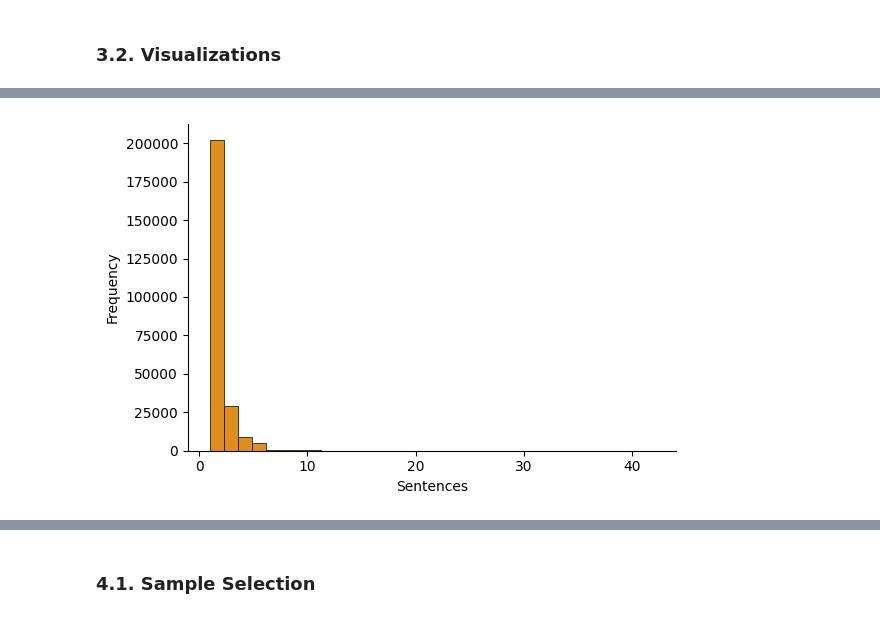
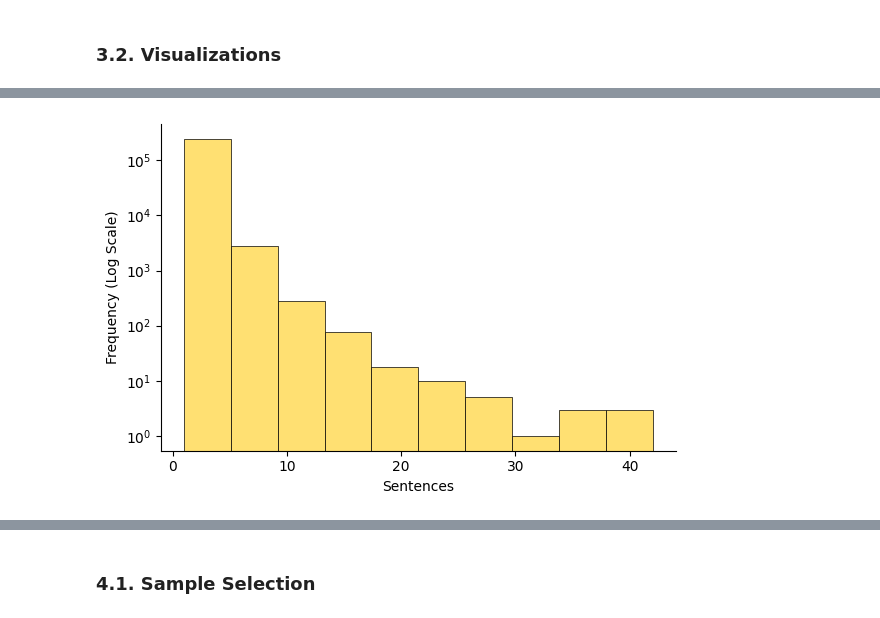
Before and after one commit to evaevangelisti/SEED, a Jupyter notebook: notebooks/seed.ipynb, the cells around one changed output, grey strips where cells are left out. Saved outputs shown, nothing was run; the diff lists cells and outputs as text; code cells hidden in the pictures.

```diff
--- a/notebooks/seed.ipynb
+++ b/notebooks/seed.ipynb
@@ -37,6 +38,7 @@ with SEED_PATH.open() as file:
             data.append(
                 {
                     "lemma": lemma["lemma"],
+                    "sense_order": sense["sense_order"],
                     "definition": sense["definition"],
                     "sentences": sentences or None,
                     "sentence_count": len(sentences),
@@ -95,29 +129,31 @@ df.drop(columns=["sentences", "translations"]).describe(include="all")
 # %%
 plt.figure(figsize=(6, 4))
 
 plt.hist(
     df["sentence_count"],
-    bins=32,
-    color="#df8e1d",
+    color="#FFE072",
     edgecolor="black",
     linewidth=0.5,
 )
 
 ax = plt.gca()
 
 ax.spines["top"].set_visible(False)
 ax.spines["right"].set_visible(False)
 
+plt.yscale("log")
+ax.minorticks_off()
+
 plt.xlabel("Sentences")
-plt.ylabel("Frequency")
+plt.ylabel("Frequency (Log Scale)")
 
 plt.savefig(
     "../reports/figures/sentence_distribution.png",
     dpi=300,
     bbox_inches="tight",
 )
 
 plt.tight_layout()
 plt.show()
 # %% [output]
-[figure, old version]
+[figure, new version]
```
Also changed, not shown: parts of 10 cells of this notebook, 5 other files.
